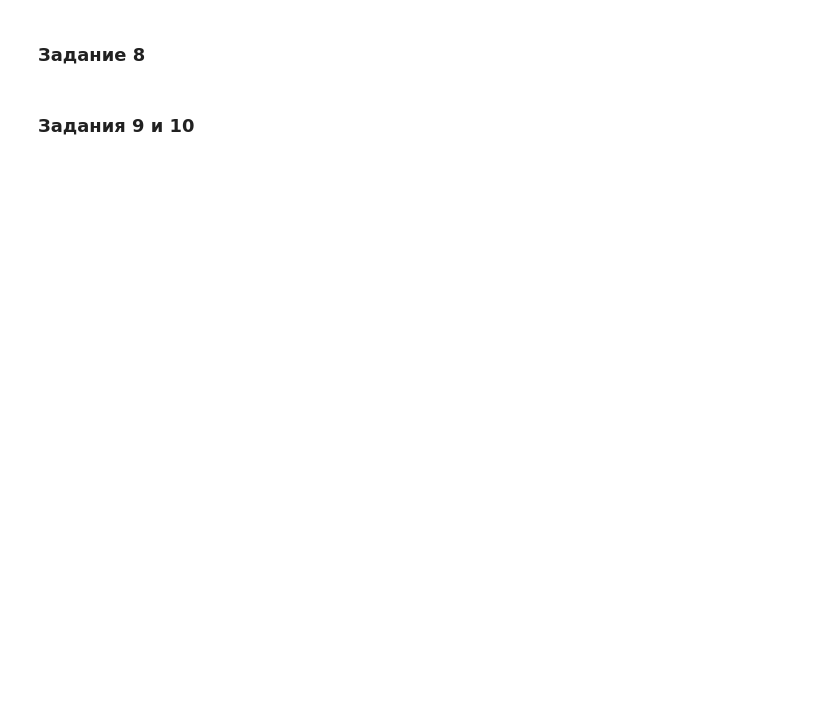
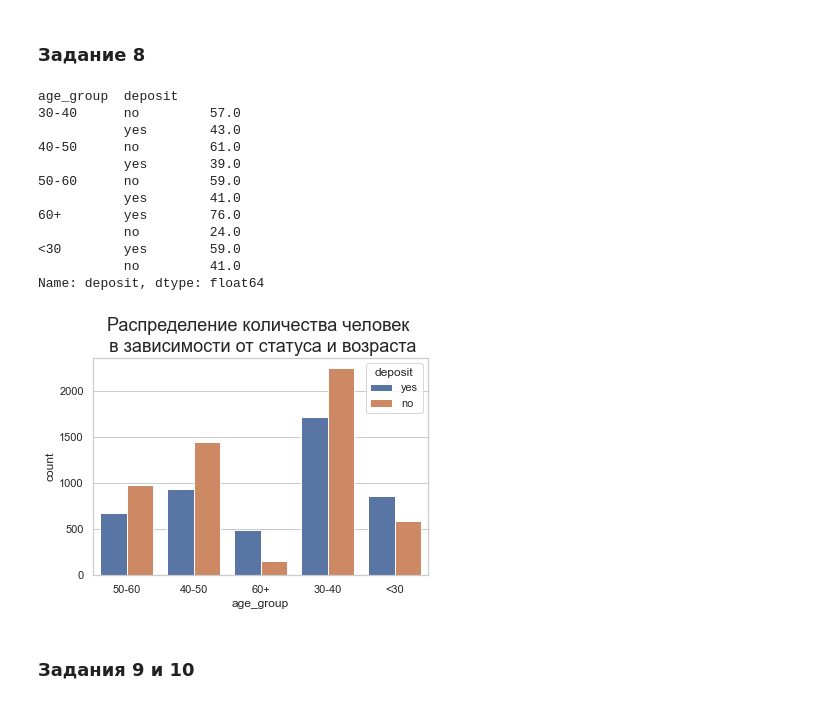
Before and after one commit to Alexx-Yu/python_classes, a Jupyter notebook: Project 04/Project_4_ML.ipynb, the cells around one changed output. Cells and saved outputs as stored; diff of their text form; code cells hidden in the pictures; blank space fills up the shorter version.

```diff
--- a/Project 04/Project_4_ML.ipynb
+++ b/Project 04/Project_4_ML.ipynb
@@ -135,6 +200,35 @@ Name: deposit, dtype: int64
 ### Задание 8
 # %%
 # создайте возрастные группы и определите, в каких группах более склонны открывать депозит, чем отказываться от предложения
+
+def age_group(age):
+    if age<30: return '<30'
+    if age<40: return '30-40'
+    if age<50: return '40-50'
+    if age<60: return '50-60'
+    if age<30: return '<30'
+    else: return '60+'
+
+df['age_group'] = df['age'].apply(age_group)
+display(round(df.groupby('age_group')['deposit'].value_counts(normalize=True)*100,0))
+
+# визуализация
+countplot = sns.countplot(data=df, x="age_group", hue="deposit");
+countplot.set_title('Распределение количества человек \n в зависимости от статуса и возраста', fontsize=18);
+# %% [output]
+age_group  deposit
+30-40      no         57.0
+           yes        43.0
+40-50      no         61.0
+           yes        39.0
+50-60      no         59.0
+           yes        41.0
+60+        yes        76.0
+           no         24.0
+<30        yes        59.0
+           no         41.0
+Name: deposit, dtype: float64
+[figure, added]
 # %% [markdown]
 ### Задания 9 и 10
 # %%
```
Also changed, not shown: parts of 8 cells of this notebook, 3 other files.
